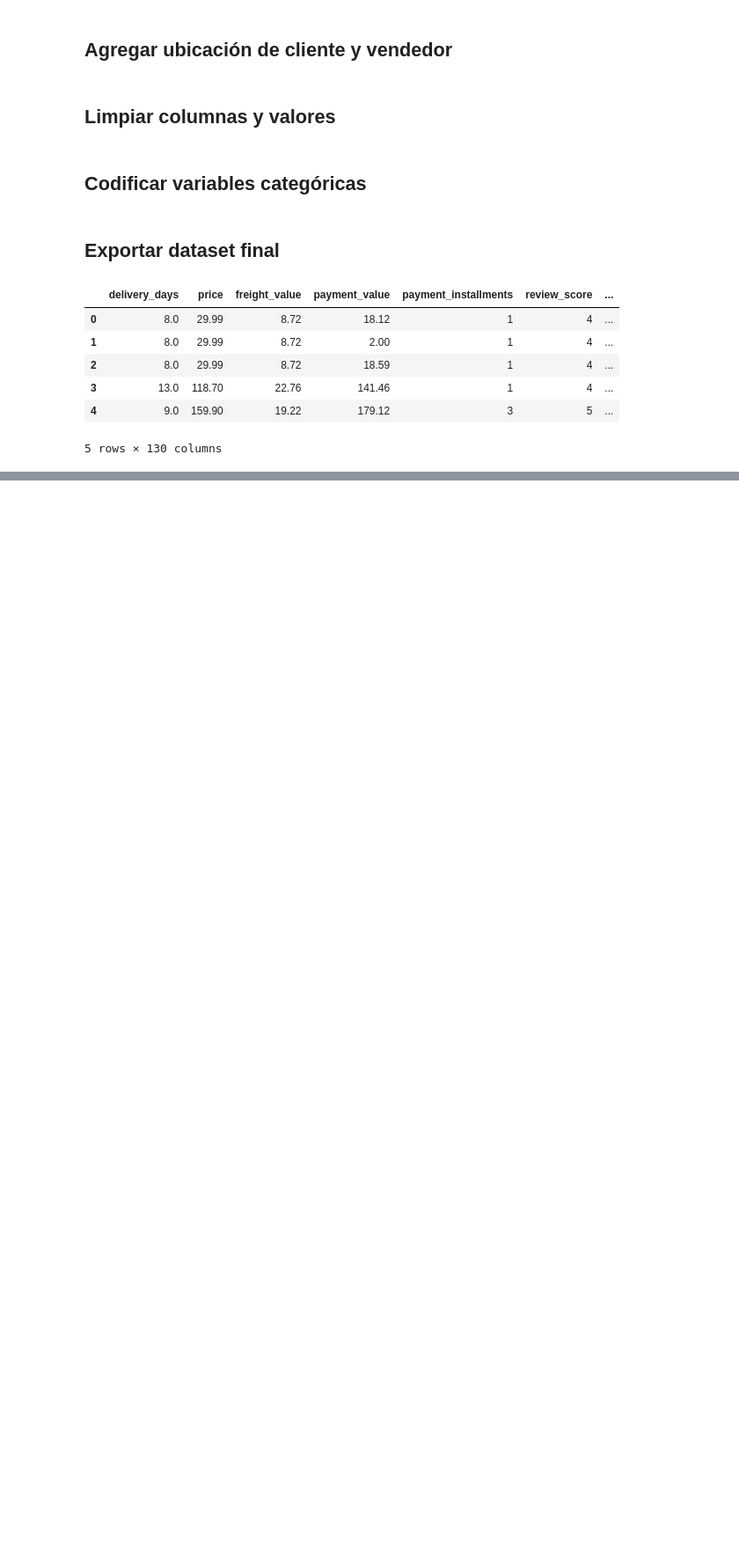
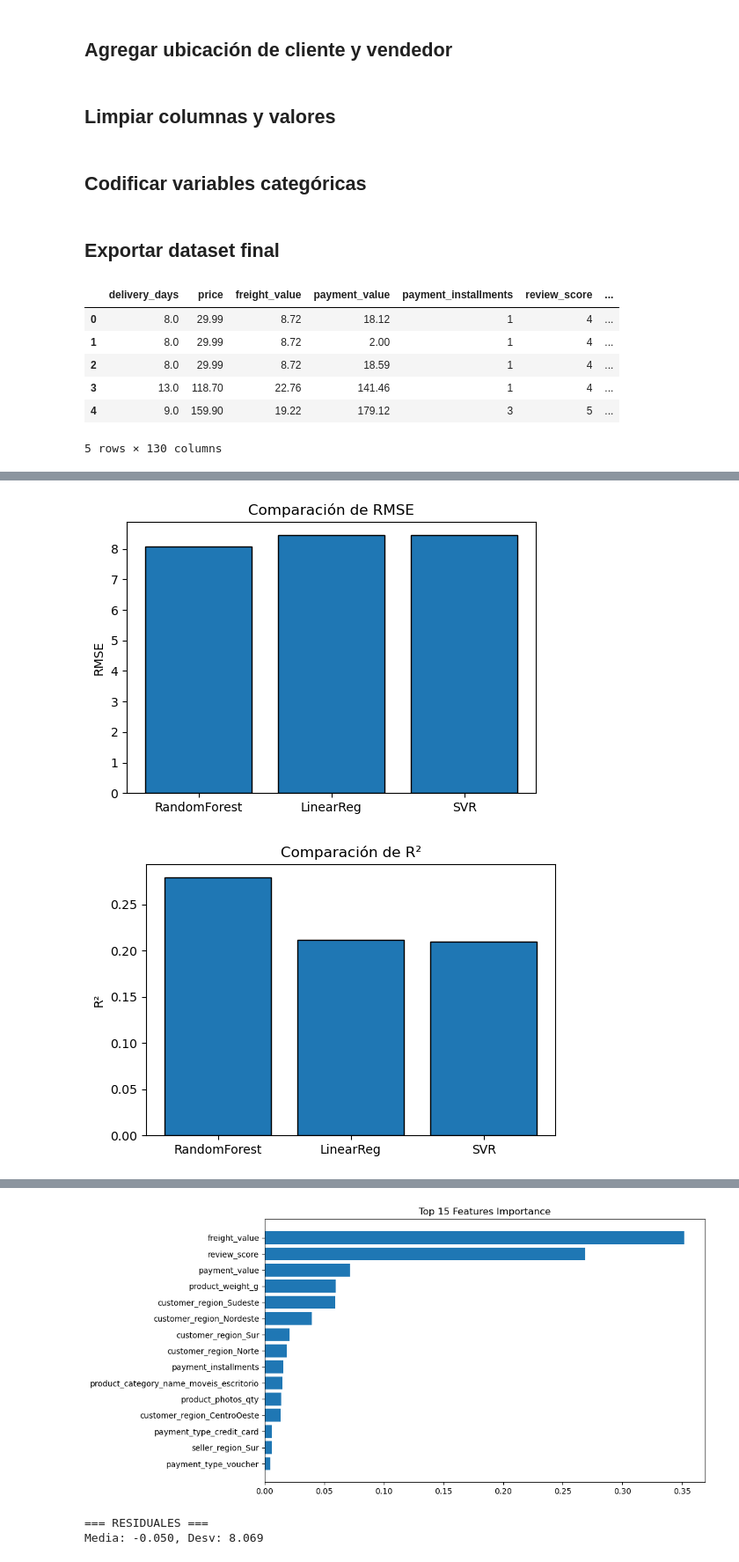
Before and after one commit to Ctribsz/ProyectoFinal-DM, a Jupyter notebook: finalProject.ipynb, the cells around one changed output, grey strips where cells are left out. Shown at 88% size. Cells and saved outputs as stored; diff of their text form; code cells hidden in the pictures; blank space fills up the shorter version.

Commit message:
feat: Modelos de regresion implementados

```diff
--- a/finalProject.ipynb
+++ b/finalProject.ipynb
@@ -842,0 +899,17 @@ df_model.head()
+# %%
+# 4) División train/test
+X_train, X_test, y_train, y_test = train_test_split(
+    X, y, test_size=0.3, random_state=42
+)
+
+# 5) Preprocesador: imputación + escalado
+preprocessor = Pipeline([
+    ('imputer', SimpleImputer(strategy='median')),
+    ('scaler',   StandardScaler())
+])
+
+# 6) Selector de top 30 features
+selector = SelectFromModel(
+    RandomForestRegressor(n_estimators=50, random_state=0),
+    max_features=30, threshold=-np.inf
+)
@@ -842,0 +1006,47 @@ df_model.head()
+# %%
+# 13) Gráficos comparativos
+metrics = pd.DataFrame({
+    'Model': ['RandomForest','LinearReg','SVR'],
+    'RMSE':  [rmse_rf, rmse_lr, rmse_svr],
+    'R2':    [r2_rf,   r2_lr,   r2_svr]
+})
+
+plt.figure(figsize=(6,4))
+plt.bar(metrics['Model'], metrics['RMSE'], edgecolor='k')
+plt.title('Comparación de RMSE')
+plt.ylabel('RMSE')
+plt.show()
+
+plt.figure(figsize=(6,4))
+plt.bar(metrics['Model'], metrics['R2'], edgecolor='k')
+plt.title('Comparación de R²')
+plt.ylabel('R²')
+plt.show()
+
+# 14) Importancia de características (RF)
+model = search.best_estimator_.named_steps['model']
+if hasattr(model, 'feature_importances_'):
+    imps = model.feature_importances_
+    idxs = search.best_estimator_.named_steps['select'].get_support(indices=True)
+    selected = np.array(feature_cols)[idxs]
+    fi = pd.DataFrame({'Feature': selected, 'Importance': imps}).sort_values('Importance', ascending=False)
+    print(C.GREEN + "\n=== TOP 15 FEATURES (RF) ===" + C.RESET)
+    print(fi.head(15))
+    plt.figure(figsize=(10,6))
+    plt.barh(fi['Feature'][:15], fi['Importance'][:15])
+    plt.gca().invert_yaxis()
+    plt.title('Top 15 Features Importance')
+    plt.show()
+
+# 15) Análisis de residuos (RF)
+residuals = y_test - rf_pred
+print(C.GREEN + "\n=== RESIDUALES ===" + C.RESET)
+print(C.YELLOW + f"Media: {residuals.mean():.3f}, Desv: {residuals.std():.3f}" + C.RESET)
+plt.figure(figsize=(6,4))
+plt.hist(residuals, bins=30, edgecolor='k', alpha=0.7)
+plt.axvline(0, color='red', linestyle='--')
+plt.title('Distribución de Residuales')
+plt.show()
+# %% [output]
+[figure, added]
+[figure, added]
@@ -842,0 +1070,3 @@ df_model.head()
+[figure, added]
+=== RESIDUALES ===
+Media: -0.050, Desv: 8.069
```
Also changed, not shown: parts of 9 cells of this notebook.
